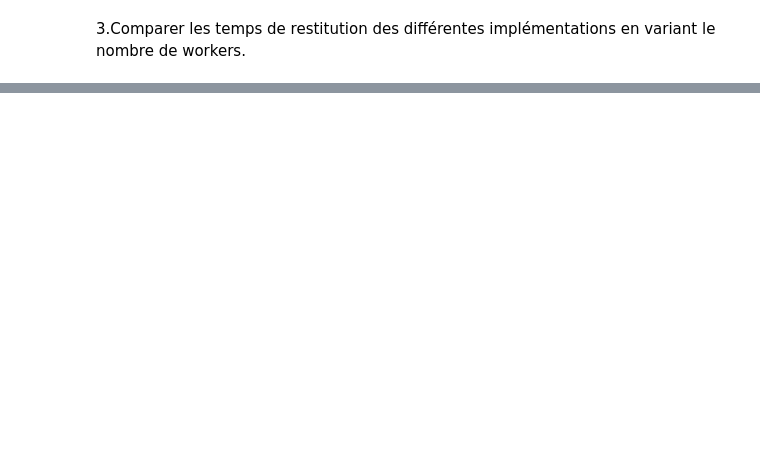
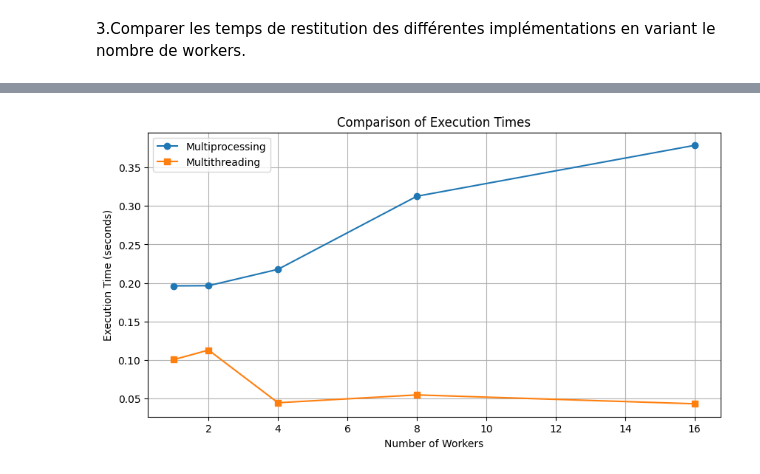
Before and after one commit to RodrigoFernandes-DA/TPs_Univ, a Jupyter notebook: Architectures et Technologies en Sciences des Données/TP4/M1SD-HPC-TP04-MapReduce-Ex02-01-MM.ipynb, the cells around one changed output, grey strips where cells are left out. Drawn from its saved outputs; the diff is of its cells as text; code cells hidden in the pictures; blank space fills up the shorter version.

```diff
--- a/Architectures et Technologies en Sciences des Données/TP4/M1SD-HPC-TP04-MapReduce-Ex02-01-MM.ipynb
+++ b/Architectures et Technologies en Sciences des Données/TP4/M1SD-HPC-TP04-MapReduce-Ex02-01-MM.ipynb
@@ -86 +56,15 @@ def Produit_mp(A, B):
+# %%
+def Produit_mp(A, B, num_workers):
+    C = np.zeros((A.shape[0], B.shape[1]))
+    tasks = [(A, B, i, j) for i in range(A.shape[0]) for j in range(B.shape[1])]
+
+    tic = time.time()
+    with ProcessPoolExecutor(max_workers=num_workers) as p_exe:
+        results = p_exe.map(compute_element, tasks)
+    toc = time.time()
+
+    for i, j, value in results:
+        C[i, j] = value
+
+    return C, toc - tic
 # %%
@@ -91,4 +76,24 @@ BrokenProcessPool: A process in the process pool was terminated abruptly while t
 # %% [markdown]
 3.Comparer les temps de restitution des différentes implémentations en variant le nombre de workers.
 # %%
-#TODO
+def measure_time(function, num_workers, A, B):
+    _, duration = function(A, B, num_workers)
+    return duration
+
+def compare_performance(A, B, worker_counts):
+    mp_times = []
+    mt_times = []
+
+    for num_workers in worker_counts:
+        mp_times.append(measure_time(Produit_mp, num_workers, A, B))
+        mt_times.append(measure_time(Produit_mt, num_workers, A, B))
+
+    plt.figure(figsize=(10, 5))
+    plt.plot(worker_counts, mp_times, label='Multiprocessing', marker='o')
+    plt.plot(worker_counts, mt_times, label='Multithreading', marker='s')
+    plt.xlabel('Number of Workers')
+    plt.ylabel('Execution Time (seconds)')
+    plt.title('Comparison of Execution Times')
+    plt.legend()
+    plt.grid()
+    plt.show()
@@ -94,0 +105,7 @@ BrokenProcessPool: A process in the process pool was terminated abruptly while t
+# %%
+A = np.random.rand(50, 50)
+B = np.random.rand(50, 50)
+worker_counts = [1, 2, 4, 8, 16]
+compare_performance(A, B, worker_counts)
+# %% [output]
+[figure, added]
```
Also changed, not shown: parts of 7 cells of this notebook, 5 other files.
